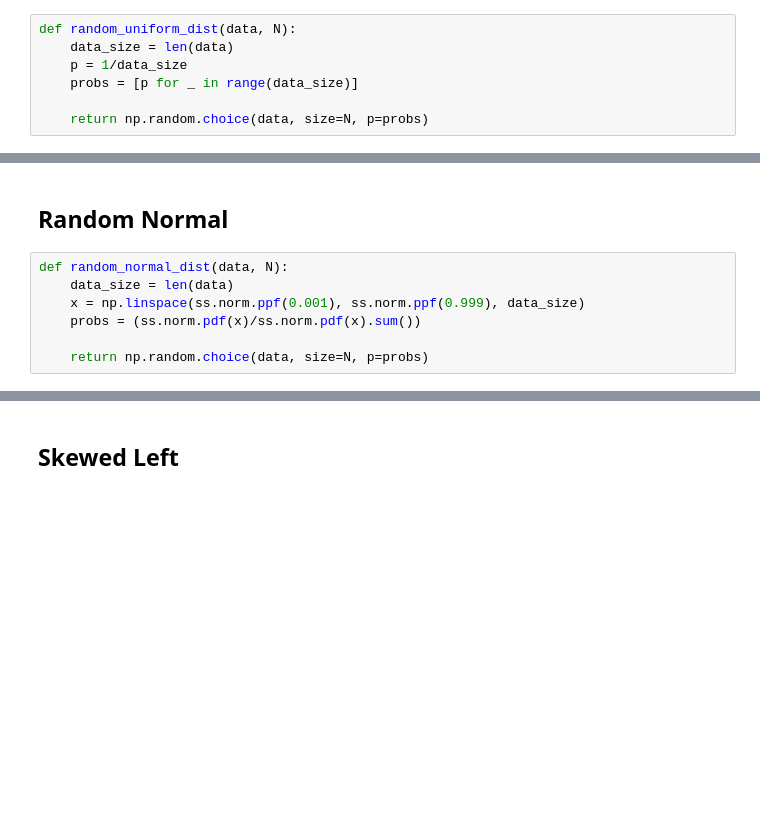
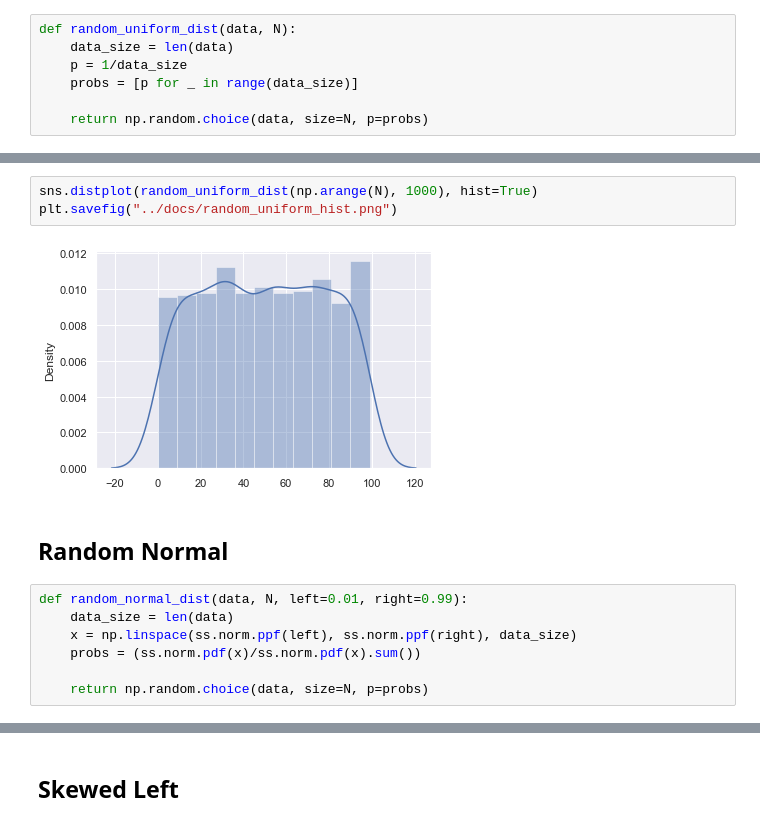
Before and after one commit to deka108/samplegen, a Jupyter notebook: notebooks/Generate Data.ipynb, the cells around one changed output, grey strips where cells are left out. Cells and saved outputs as stored; diff of their text form; blank space fills up the shorter version.

```diff
--- a/notebooks/Generate Data.ipynb
+++ b/notebooks/Generate Data.ipynb
@@ -62,9 +67,14 @@ sns.countplot(random_uniform_dist(np.arange(0, N), 100))
+# %%
+sns.distplot(random_uniform_dist(np.arange(N), 1000), hist=True)
+plt.savefig("../docs/random_uniform_hist.png")
+# %% [output]
+[figure, added]
 # %% [markdown]
 ## Random Normal
 # %%
-def random_normal_dist(data, N):
+def random_normal_dist(data, N, left=0.01, right=0.99):
     data_size = len(data)
-    x = np.linspace(ss.norm.ppf(0.001), ss.norm.ppf(0.999), data_size)
+    x = np.linspace(ss.norm.ppf(left), ss.norm.ppf(right), data_size)
     probs = (ss.norm.pdf(x)/ss.norm.pdf(x).sum())
 
     return np.random.choice(data, size=N, p=probs)
```
Also changed, not shown: parts of 24 cells of this notebook, 9 other files.
